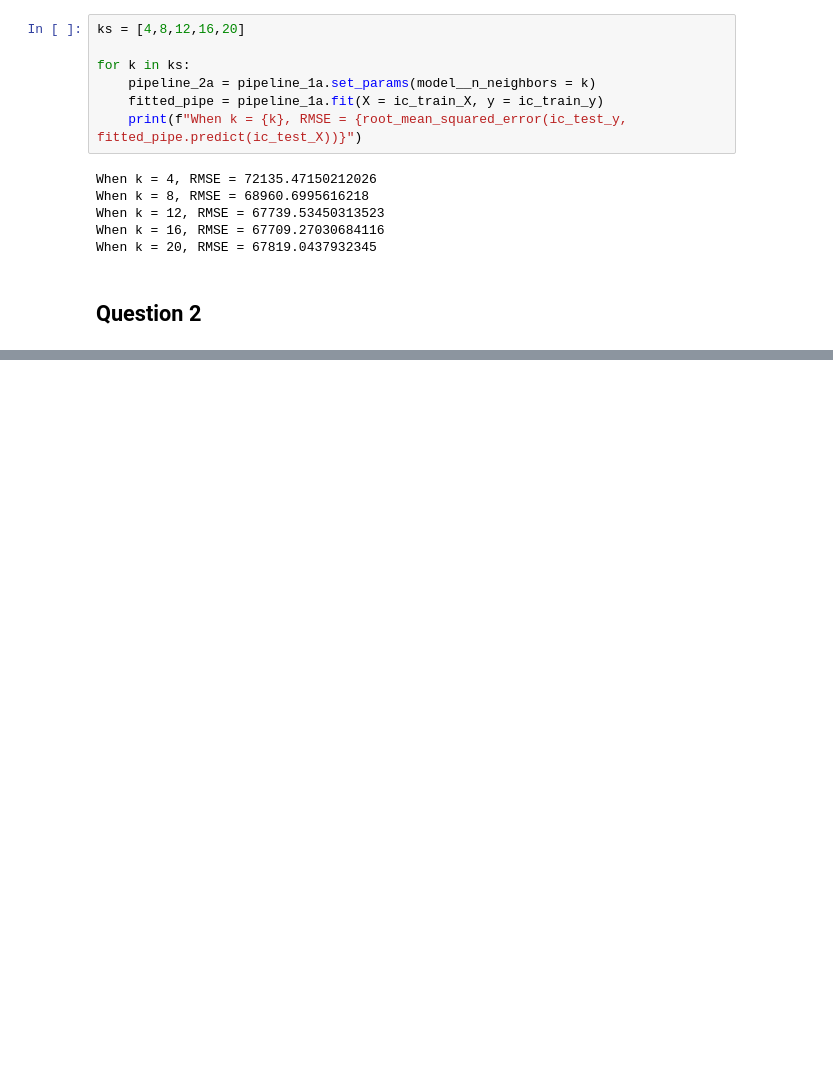
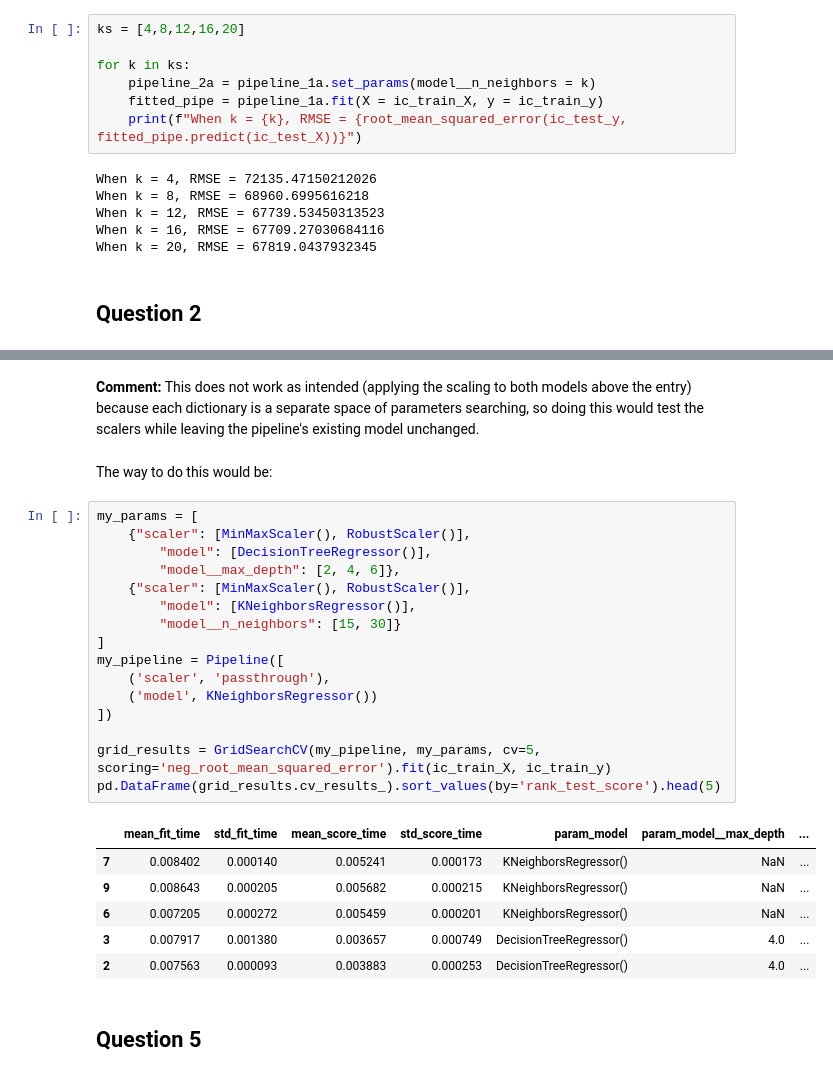
Before and after one commit to khanhdo05/Intro-to-ML, a Jupyter notebook: lab4.ipynb, the cells around one changed output, grey strips where cells are left out. Cells and saved outputs as stored; diff of their text form; blank space fills up the shorter version.

```diff
--- a/lab4.ipynb
+++ b/lab4.ipynb
@@ -62,0 +182,29 @@ When k = 20, RMSE = 67819.0437932345
+# %% [markdown]
+**Comment:** This does not work as intended (applying the scaling to both models above the entry) because each dictionary is a separate space of parameters searching, so doing this would test the scalers while leaving the pipeline's existing model unchanged.
+# %% [markdown]
+The way to do this would be:
+# %%
+my_params = [
+    {"scaler": [MinMaxScaler(), RobustScaler()],
+        "model": [DecisionTreeRegressor()],
+        "model__max_depth": [2, 4, 6]},
+    {"scaler": [MinMaxScaler(), RobustScaler()],
+        "model": [KNeighborsRegressor()],
+        "model__n_neighbors": [15, 30]}
+]
+my_pipeline = Pipeline([
+    ('scaler', 'passthrough'),
+    ('model', KNeighborsRegressor())
+])
+
+grid_results = GridSearchCV(my_pipeline, my_params, cv=5, scoring='neg_root_mean_squared_error').fit(ic_train_X, ic_train_y)
+pd.DataFrame(grid_results.cv_results_).sort_values(by='rank_test_score').head(5)
+# %% [output]
+|  | mean_fit_time | std_fit_time | mean_score_time | std_score_time | param_model | param_model__max_depth | ... |
+| 7 | 0.008402 | 0.000140 | 0.005241 | 0.000173 | KNeighborsRegressor() | NaN | ... |
+| 9 | 0.008643 | 0.000205 | 0.005682 | 0.000215 | KNeighborsRegressor() | NaN | ... |
+| 6 | 0.007205 | 0.000272 | 0.005459 | 0.000201 | KNeighborsRegressor() | NaN | ... |
+| 3 | 0.007917 | 0.001380 | 0.003657 | 0.000749 | DecisionTreeRegressor() | 4.0 | ... |
+| 2 | 0.007563 | 0.000093 | 0.003883 | 0.000253 | DecisionTreeRegressor() | 4.0 | ... |
+# %% [markdown]
+## Question 5
```
Also changed, not shown: parts of 31 cells of this notebook.
